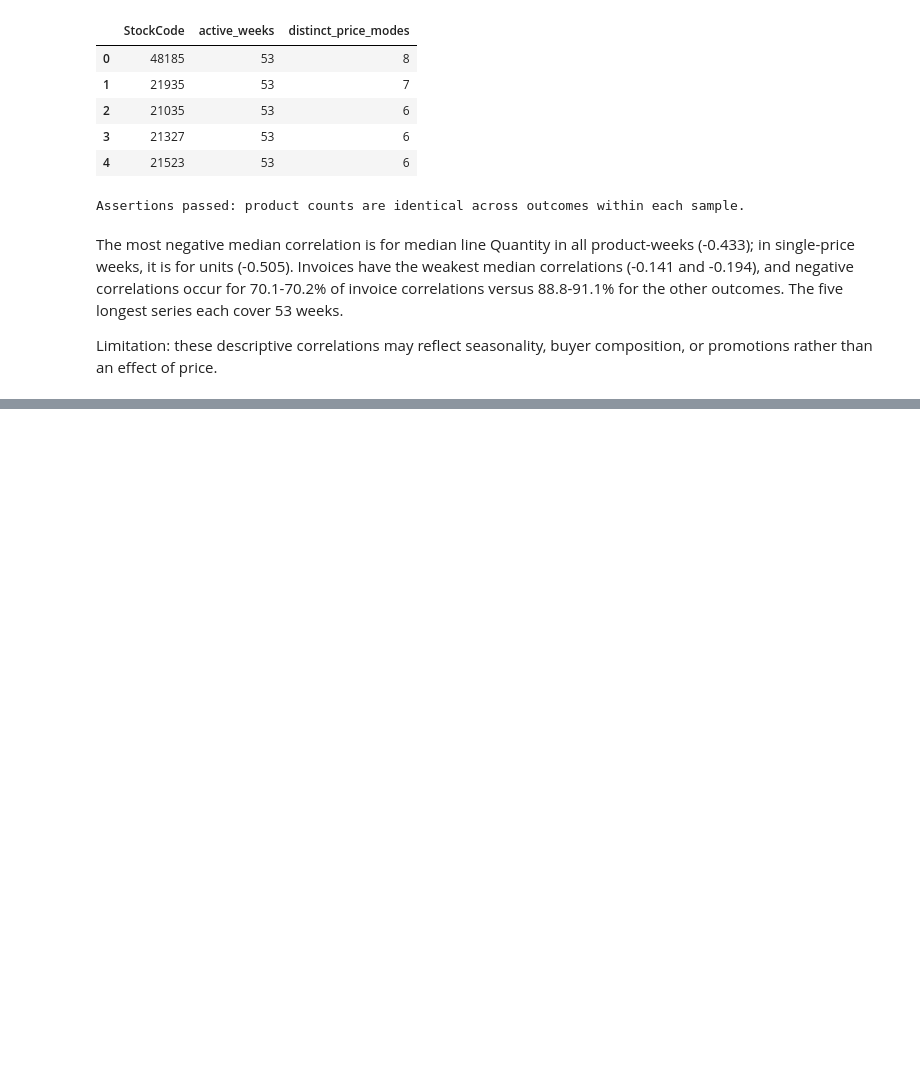
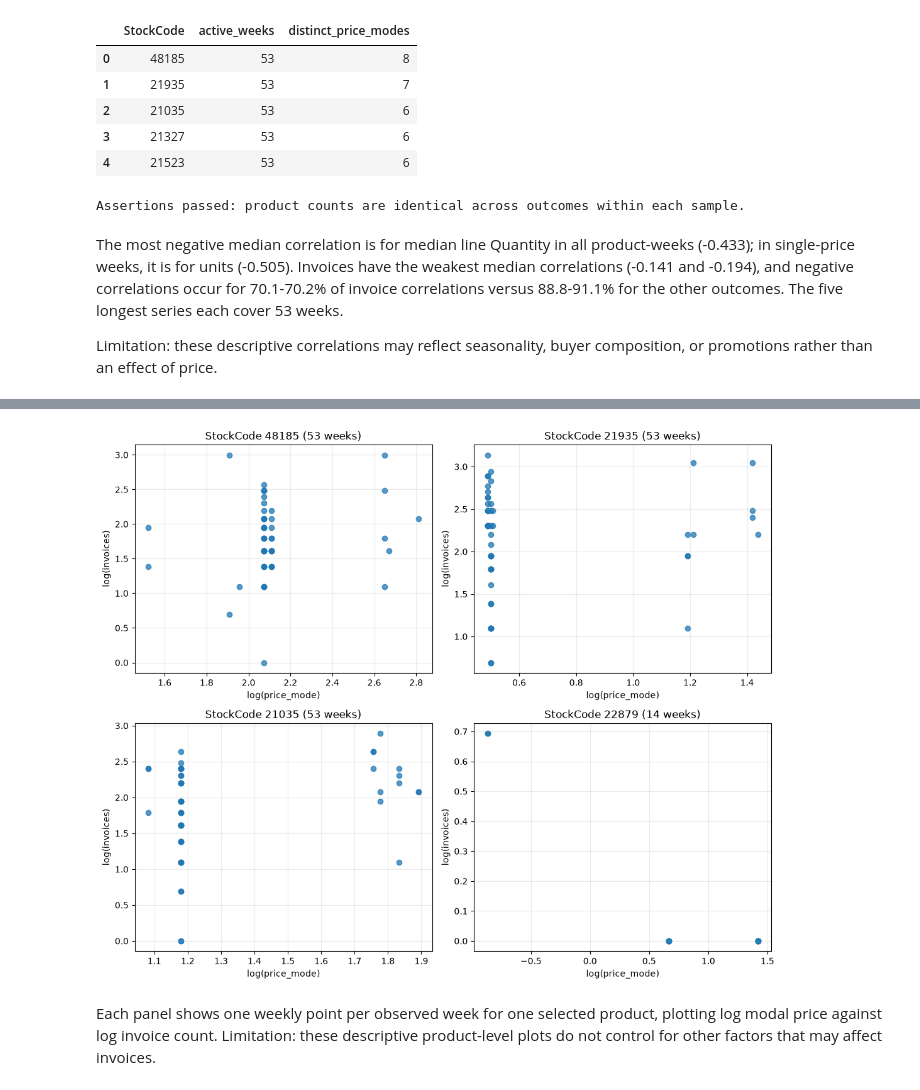
Before and after one commit to Omar-BenAmara/pricing-demand-analysis, a Jupyter notebook: notebooks/03_price_variation.ipynb, the cells around one changed output, grey strips where cells are left out. Drawn from its saved outputs; the diff is of its cells as text; code cells hidden in the pictures; blank space fills up the shorter version.

```diff
--- a/notebooks/03_price_variation.ipynb
+++ b/notebooks/03_price_variation.ipynb
@@ -483,0 +527,36 @@ Limitation: these descriptive correlations may reflect seasonality, buyer compos
+# %%
+part8b_top_three = part7_top_products.head(3)["StockCode"].tolist()
+part8b_units_correlations = part7_correlations[("All product-weeks", "Units")].dropna().sort_values()
+part8b_negative_product = next(
+    product
+    for product in part8b_units_correlations.index
+    if product not in part8b_top_three
+)
+part8b_products = [*part8b_top_three, part8b_negative_product]
+part8b_weekly_rows = part7_samples["All product-weeks"]
+part8b_figure, part8b_axes = plt.subplots(2, 2, figsize=(11, 9))
+
+for axis, product in zip(part8b_axes.flat, part8b_products):
+    product_rows = (
+        part8b_weekly_rows.loc[part8b_weekly_rows["StockCode"].eq(product)]
+        .sort_values("week")
+    )
+    assert product_rows["week"].is_unique
+    assert product_rows["price_mode"].gt(0).all()
+    assert product_rows["invoices"].gt(0).all()
+    axis.scatter(
+        np.log(product_rows["price_mode"]),
+        np.log(product_rows["invoices"]),
+        alpha=0.75,
+    )
+    axis.set_title(f"StockCode {product} ({len(product_rows)} weeks)")
+    axis.set_xlabel("log(price_mode)")
+    axis.set_ylabel("log(invoices)")
+    axis.grid(alpha=0.25)
+
+part8b_figure.tight_layout()
+plt.show()
+# %% [output]
+[figure, added]
+# %% [markdown]
+Each panel shows one weekly point per observed week for one selected product, plotting log modal price against log invoice count. Limitation: these descriptive product-level plots do not control for other factors that may affect invoices.
```
Also changed, not shown: parts of 4 cells of this notebook.
